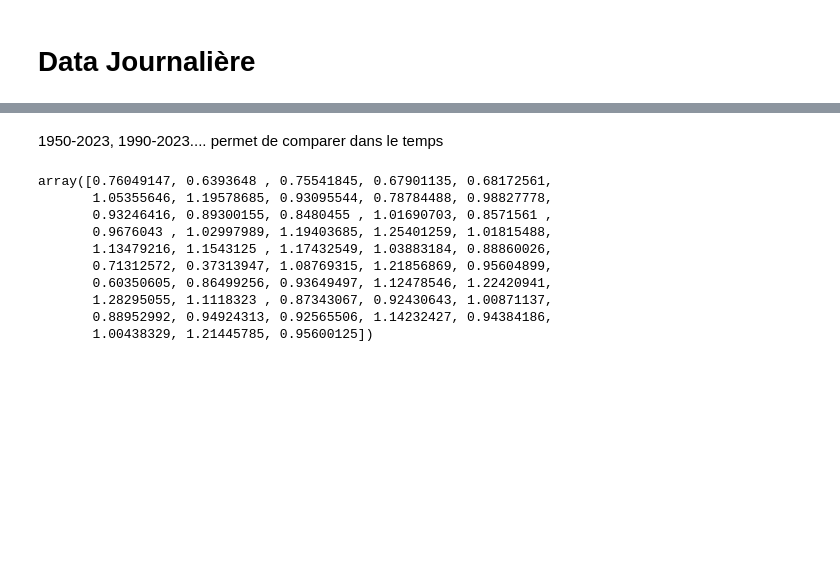
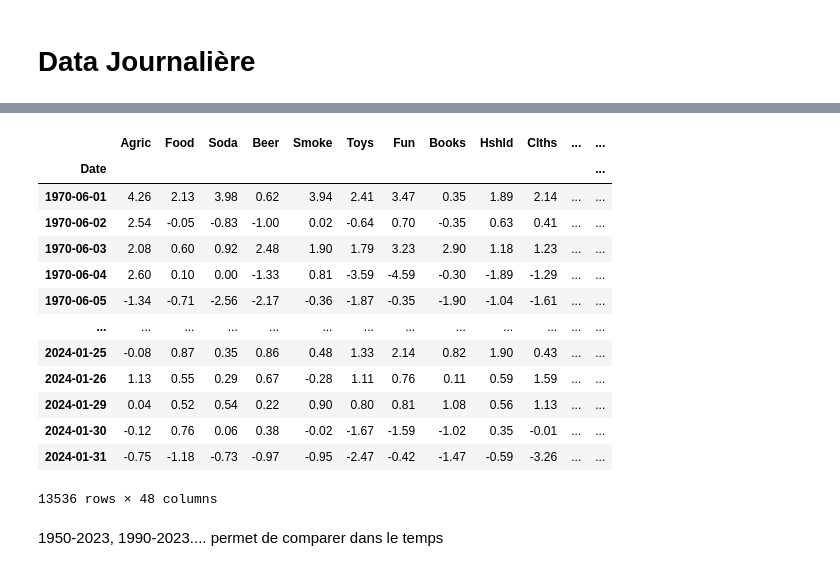
Before and after one commit to DominicPrenovost/TP2-PF-management, a Jupyter notebook: QuestionB.ipynb, the cells around one changed output, grey strips where cells are left out. Drawn from its saved outputs; the diff is of its cells as text; code cells hidden in the pictures; blank space fills up the shorter version.

```diff
--- a/QuestionB.ipynb
+++ b/QuestionB.ipynb
@@ -101,3 +105,22 @@ df_daily_ret
+# %%
+df_daily_ret_reshaped = df_daily_ret.iloc[231:]
+
+df_daily_ret_reshaped
+# %% [output]
+|  | Agric | Food | Soda | Beer | Smoke | Toys | Fun | Books | Hshld | Clths | ... | ... |
+| Date |  |  |  |  |  |  |  |  |  |  |  | ... |
+| 1970-06-01 | 4.26 | 2.13 | 3.98 | 0.62 | 3.94 | 2.41 | 3.47 | 0.35 | 1.89 | 2.14 | ... | ... |
+| 1970-06-02 | 2.54 | -0.05 | -0.83 | -1.00 | 0.02 | -0.64 | 0.70 | -0.35 | 0.63 | 0.41 | ... | ... |
+| 1970-06-03 | 2.08 | 0.60 | 0.92 | 2.48 | 1.90 | 1.79 | 3.23 | 2.90 | 1.18 | 1.23 | ... | ... |
+| 1970-06-04 | 2.60 | 0.10 | 0.00 | -1.33 | 0.81 | -3.59 | -4.59 | -0.30 | -1.89 | -1.29 | ... | ... |
+| 1970-06-05 | -1.34 | -0.71 | -2.56 | -2.17 | -0.36 | -1.87 | -0.35 | -1.90 | -1.04 | -1.61 | ... | ... |
+| ... | ... | ... | ... | ... | ... | ... | ... | ... | ... | ... | ... | ... |
+| 2024-01-25 | -0.08 | 0.87 | 0.35 | 0.86 | 0.48 | 1.33 | 2.14 | 0.82 | 1.90 | 0.43 | ... | ... |
+| 2024-01-26 | 1.13 | 0.55 | 0.29 | 0.67 | -0.28 | 1.11 | 0.76 | 0.11 | 0.59 | 1.59 | ... | ... |
+| 2024-01-29 | 0.04 | 0.52 | 0.54 | 0.22 | 0.90 | 0.80 | 0.81 | 1.08 | 0.56 | 1.13 | ... | ... |
+| 2024-01-30 | -0.12 | 0.76 | 0.06 | 0.38 | -0.02 | -1.67 | -1.59 | -1.02 | 0.35 | -0.01 | ... | ... |
+| 2024-01-31 | -0.75 | -1.18 | -0.73 | -0.97 | -0.95 | -2.47 | -0.42 | -1.47 | -0.59 | -3.26 | ... | ... |
+13536 rows × 48 columns
 # %% [markdown]
 1950-2023, 1990-2023.... permet de comparer dans le temps
 # %%
@@ -139,17 +169,4 @@ for column in df_daily_ret.columns:
 
 # Convert the list of betas to a numpy array
 betas = np.array(betas)
-# %%
-betas
-# %% [output]
-array([0.76049147, 0.6393648 , 0.75541845, 0.67901135, 0.68172561,
-       1.05355646, 1.19578685, 0.93095544, 0.78784488, 0.98827778,
-       0.93246416, 0.89300155, 0.8480455 , 1.01690703, 0.8571561 ,
-       0.9676043 , 1.02997989, 1.19403685, 1.25401259, 1.01815488,
-       1.13479216, 1.1543125 , 1.17432549, 1.03883184, 0.88860026,
-       0.71312572, 0.37313947, 1.08769315, 1.21856869, 0.95604899,
-       0.60350605, 0.86499256, 0.93649497, 1.12478546, 1.22420941,
-       1.28295055, 1.1118323 , 0.87343067, 0.92430643, 1.00871137,
-       0.88952992, 0.94924313, 0.92565506, 1.14232427, 0.94384186,
-       1.00438329, 1.21445785, 0.95600125])
 # %%
```
Also changed, not shown: parts of 11 cells of this notebook.
